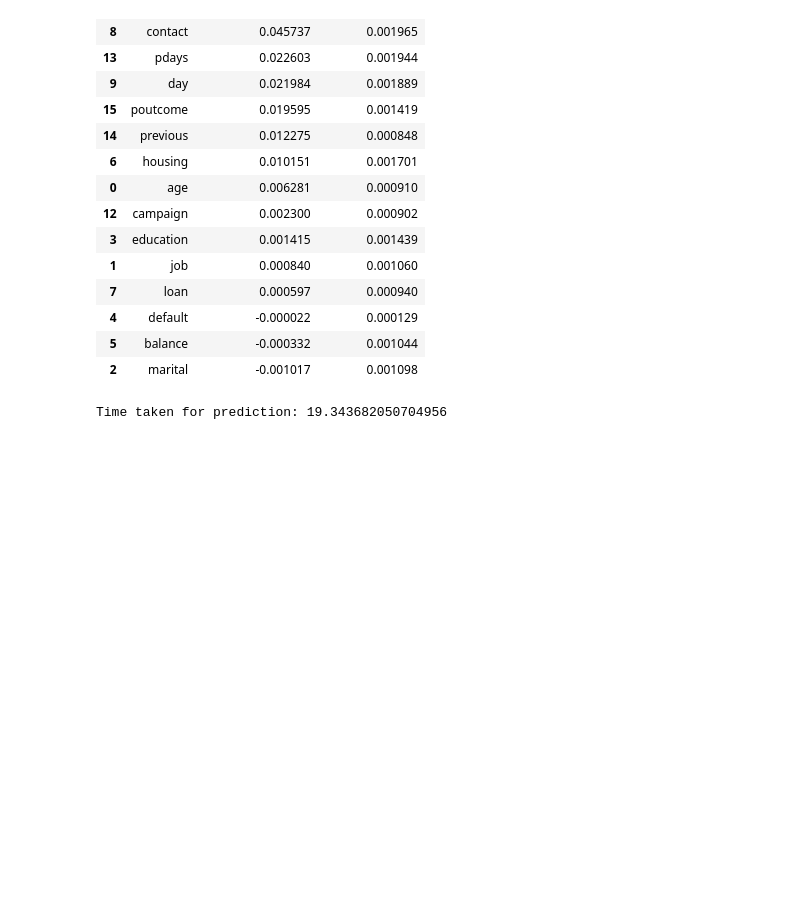
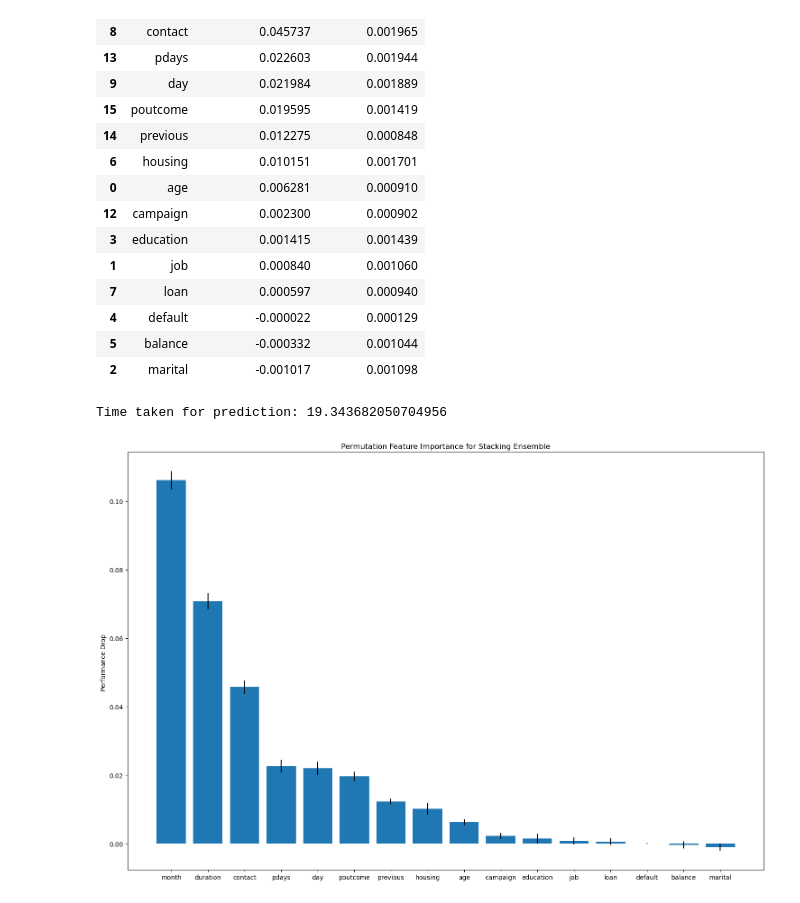
Before and after one commit to zinnew/bachelor, a Jupyter notebook: ensemble.ipynb, the cells around one changed output. Cells and saved outputs as stored; diff of their text form; code cells hidden in the pictures; blank space fills up the shorter version.

Commit message:
Bar plott

```diff
--- a/ensemble.ipynb
+++ b/ensemble.ipynb
@@ -171,7 +171,7 @@ pfi_ensemble = permutation_importance(stacking_model, X_test, y_test, n_repeats=
 
 # creating a dataframe for the permutation importance results
 pfi_ensmeble_df = pd.DataFrame({
-    'feature': X.columns,
+    'feature': X_test.columns,
     'importance_mean': pfi_ensemble.importances_mean,
     'importance_std': pfi_ensemble.importances_std
 }).sort_values(by='importance_mean', ascending=False)
@@ -202,3 +202,14 @@ _ = stacking_model.predict(X_test)
 print("Time taken for prediction:", time.time()- t0)
 # %% [output]
 Time taken for prediction: 19.343682050704956
+# %%
+import matplotlib.pyplot as plt
+
+plt.figure(figsize=(15,10))
+plt.bar(pfi_ensmeble_df['feature'], pfi_ensmeble_df['importance_mean'], yerr=pfi_ensmeble_df['importance_std'])
+plt.title("Permutation Feature Importance for Stacking Ensemble")
+plt.ylabel("Performance Drop ")
+plt.tight_layout()
+plt.show()
+# %% [output]
+[figure, added]
```
Also changed, not shown: parts of 1 cell of this notebook.
